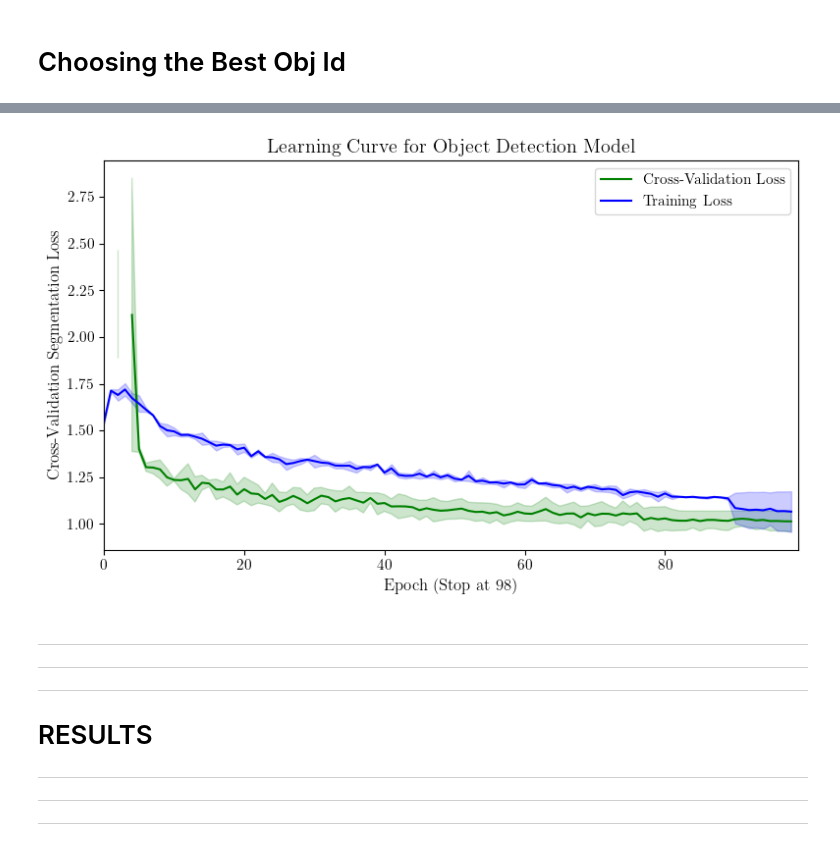
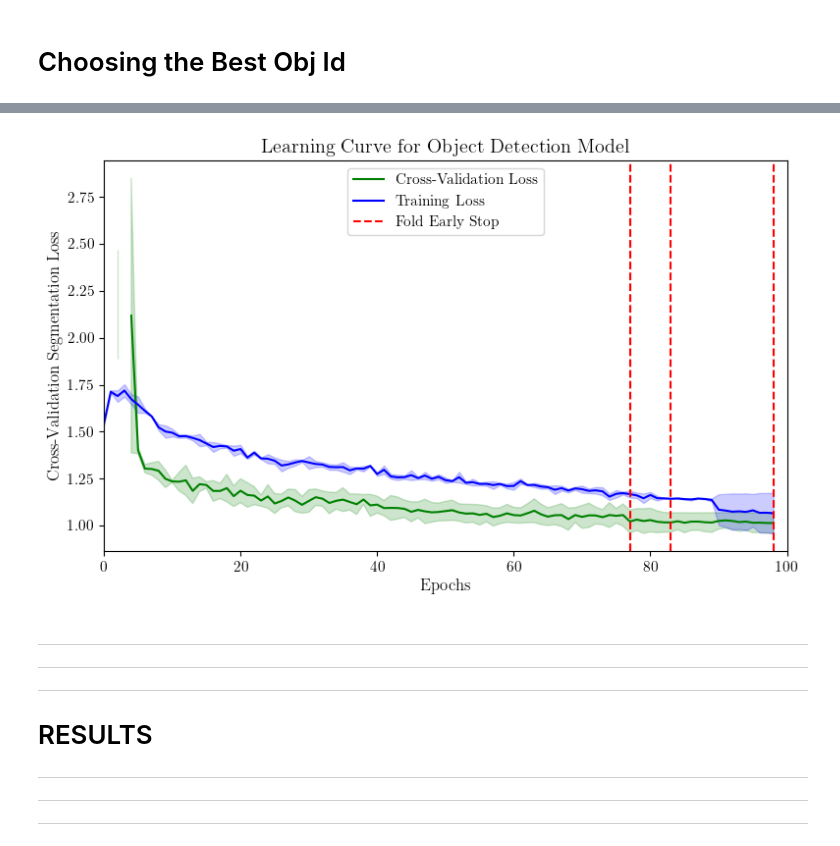
Before and after one commit to Hugoverissimo21/SolarPanel-DLCounter, a Jupyter notebook: ModelSelection.ipynb, the cells around one changed output, grey strips where cells are left out. Saved outputs shown, nothing was run; the diff lists cells and outputs as text; code cells hidden in the pictures.

```diff
--- a/ModelSelection.ipynb
+++ b/ModelSelection.ipynb
@@ -310,11 +315,17 @@ plt.fill_between(range(len(validation_mean)), validation_mean-validation_std, va
 plt.plot(loss_mean, 'b', label='Training Loss')
 # smooth fill between
 plt.fill_between(range(len(loss_mean)), loss_mean-loss_std, loss_mean+loss_std, color='b', alpha=0.2)
+plt.xlabel(f'Epochs')
+plt.ylabel('Cross-Validation Segmentation Loss')
+
+for aHHHH in stop:
+    if aHHHH == stop[0]:
+        plt.axvline(x=aHHHH, color='r', linestyle='--', label='Fold Early Stop')
+    else:
+        plt.axvline(x=aHHHH, color='r', linestyle='--')
+plt.tight_layout()
+plt.xlim(0, 100)
 plt.legend()
-plt.xlabel(f'Epoch (Stop at {int(np.max(stop))})')
-plt.ylabel('Cross-Validation Segmentation Loss')
-plt.tight_layout()
-plt.xlim(0, max(stop)+1)
 #plt.savefig("assets/model02_lc.png", transparent=True)
 plt.show()
 # %% [output]
@@ -409,38 +420,43 @@ metrics = {
     "val2": [],
     "val3": [],
 }
 for model, df in enumerate(dfs):
     for i in range(max(stop) + 1):
         if i <= stop[model]:
             metrics["train" + str(model + 1)].append(df.iloc[i]['train/box_loss'])
             metrics["val" + str(model + 1)].append(df.iloc[i]['val/box_loss'])
         else:
             metrics["train" + str(model + 1)].append(df.iloc[stop[model]]['train/box_loss'])
             metrics["val" + str(model + 1)].append(df.iloc[stop[model]]['val/box_loss'])
 
 
 validation = [metrics["val1"], metrics["val2"], metrics["val3"]]
 loss = [metrics["train1"], metrics["train2"], metrics["train3"]]
 validation_mean = np.mean(validation, axis=0)
 validation_std = np.std(validation, axis=0)
 loss_mean = np.mean(loss, axis=0)
 loss_std = np.std(loss, axis=0)
 plt.figure(figsize=(8, 5))
 plt.title(f"Learning Curve for Object Detection Model")
 plt.plot(validation_mean, 'g', label='Cross-Validation Loss')
 plt.fill_between(range(len(validation_mean)), validation_mean-validation_std, validation_mean+validation_std, color='g', alpha=0.2)
 plt.plot(loss_mean, 'b', label='Training Loss')
 # smooth fill between
 plt.fill_between(range(len(loss_mean)), loss_mean-loss_std, loss_mean+loss_std, color='b', alpha=0.2)
+plt.xlabel(f'Epochs')
+plt.ylabel('Cross-Validation Segmentation Loss')
+plt.xlim(0, 100)
+for aHHHH in stop:
+    if aHHHH == stop[0]:
+        plt.axvline(x=aHHHH, color='r', linestyle='--', label='Fold Early Stop')
+    else:
+        plt.axvline(x=aHHHH, color='r', linestyle='--')
+plt.tight_layout()
 plt.legend()
-plt.xlabel(f'Epoch (Stop at {int(np.max(stop))})')
-plt.ylabel('Cross-Validation Segmentation Loss')
-plt.tight_layout()
-plt.xlim(0, max(stop)+1)
 #plt.savefig("assets/model03_lc.png", transparent=True)
 plt.show()
 # %% [output]
-[figure, old version]
+[figure, new version]
 # %% [markdown]
 ---
 ---
```
Also changed, not shown: parts of 4 cells of this notebook, 12 other files.
